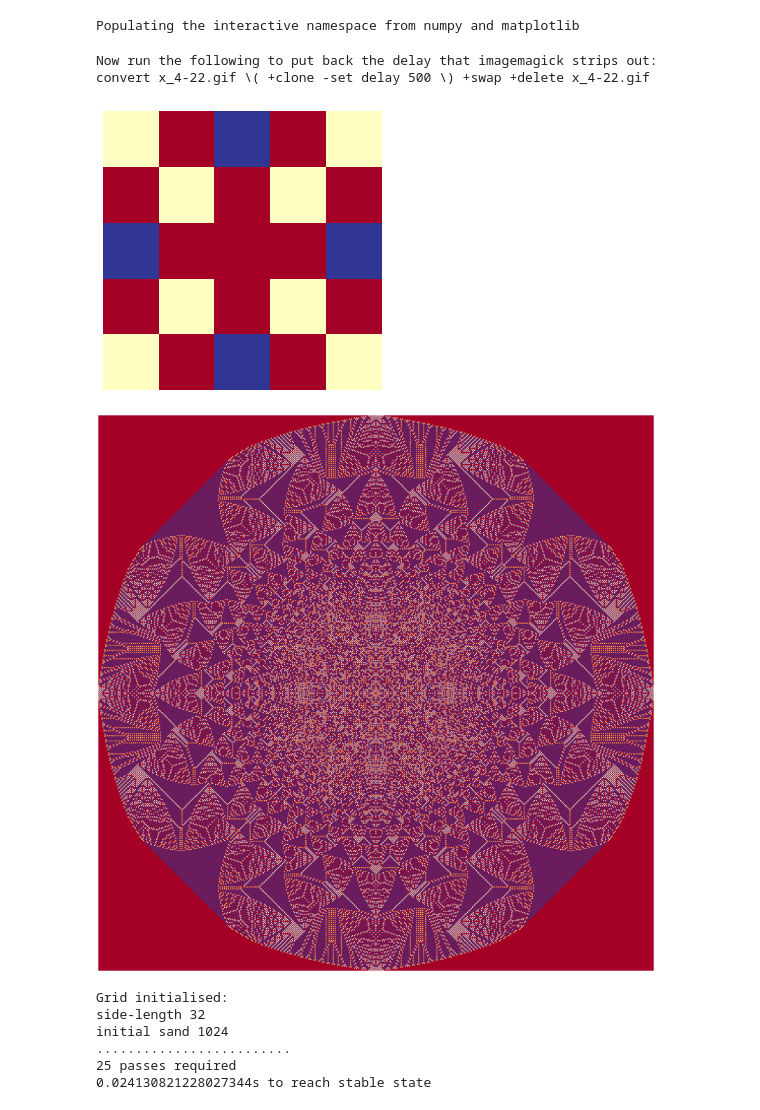
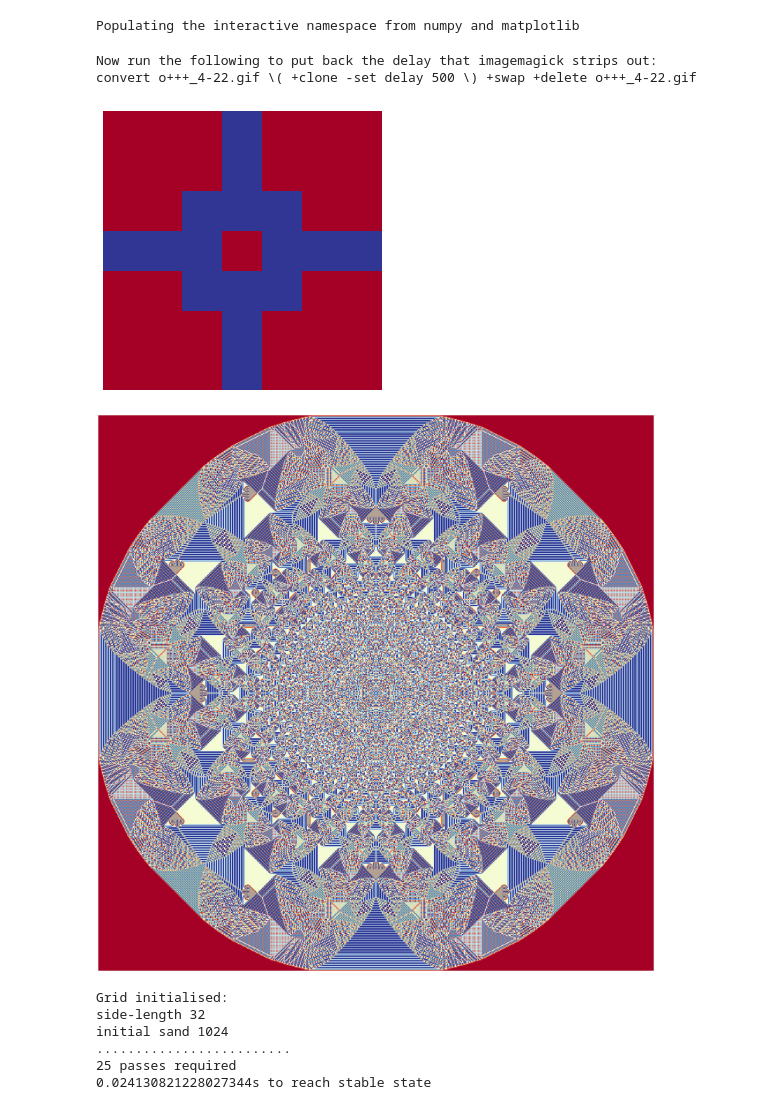
Before and after one commit to sminez/recreational_mathematics, a Jupyter notebook: Sandpiles/Sandpiles.ipynb, the cells around one changed output. Cells and saved outputs as stored; diff of their text form; code cells hidden in the pictures.

```diff
--- a/Sandpiles/Sandpiles.ipynb
+++ b/Sandpiles/Sandpiles.ipynb
@@ -103,16 +103,16 @@ def animate_by_n(start_stop=(4,22), pattern='+', fps=2, trim=True, cmap="RdYlBu"
 # %% [output]
 Populating the interactive namespace from numpy and matplotlib
 # %%
-animate_by_n((4,22), "x")
+animate_by_n((4,22), "o+++")
 # %% [output]
 Now run the following to put back the delay that imagemagick strips out:
-convert x_4-22.gif \( +clone -set delay 500 \) +swap +delete x_4-22.gif
+convert o+++_4-22.gif \( +clone -set delay 500 \) +swap +delete o+++_4-22.gif
-[figure, old version]
+[figure, new version]
 # %%
-data = from_csv(18, "x", ".")
+data = from_csv(22, "o-+", ".")
 visualise(data, 30)
 # %% [output]
-[figure, old version]
+[figure, new version]
 # %%
 s = SandHeap(10, 'o+')
 g = s.topple(True)
```
Also changed, not shown: parts of 1 cell of this notebook, 51 other files.
